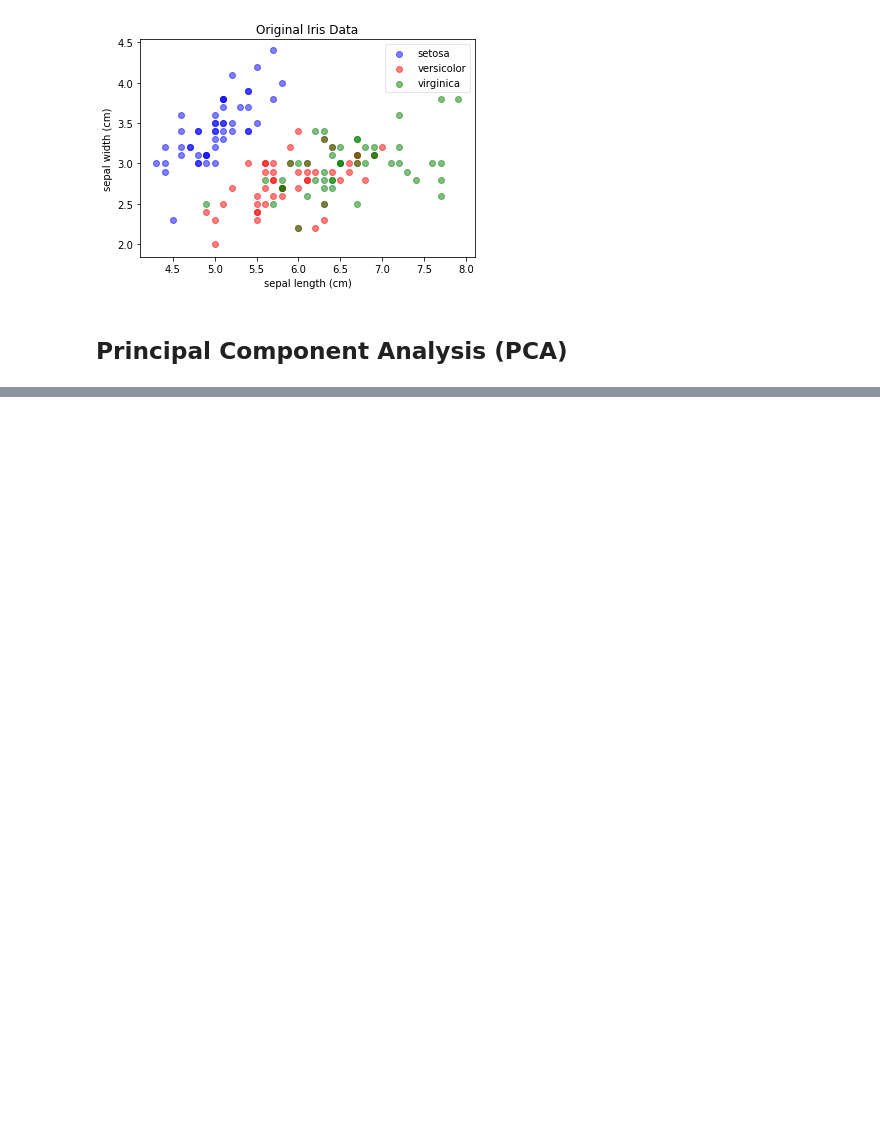
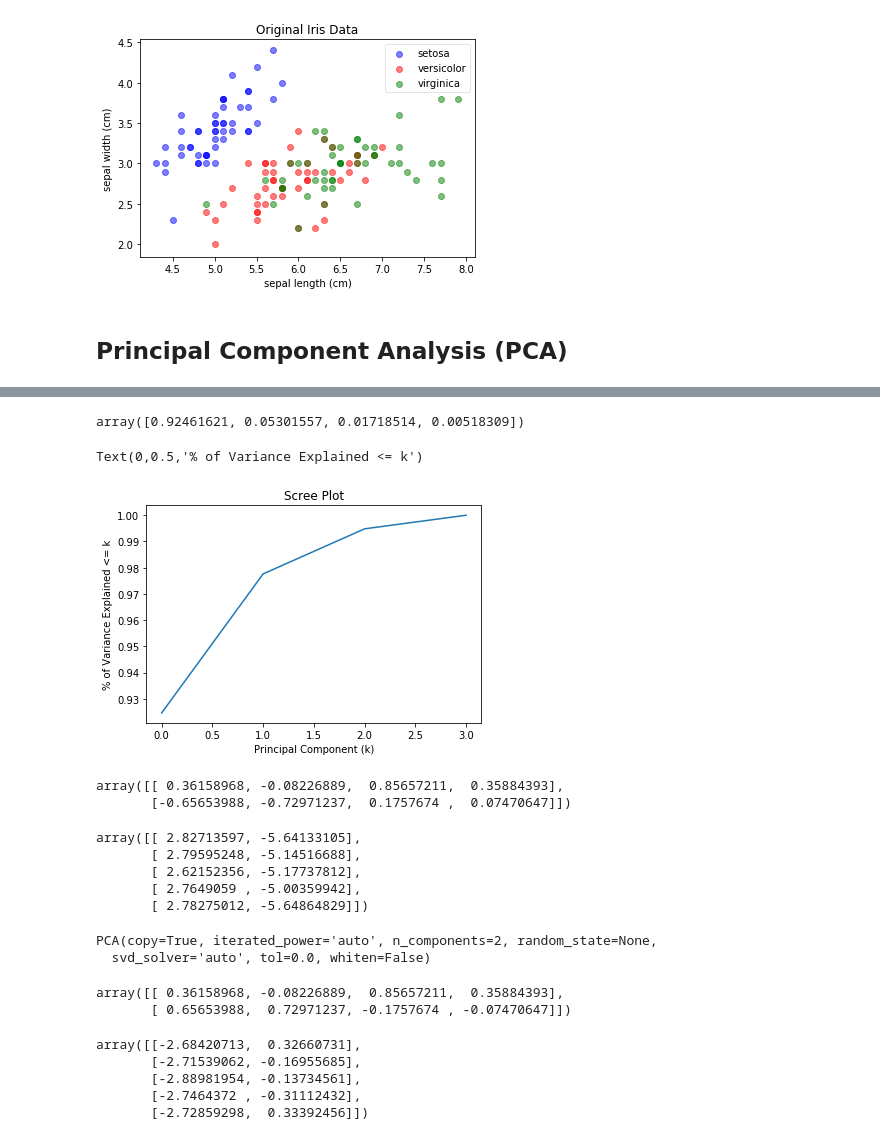
Before and after one commit to yungshun317/feature-transformation, a Jupyter notebook: the_iris_dataset.ipynb, the cells around one changed output, grey strips where cells are left out. Saved outputs shown, nothing was run; the diff lists cells and outputs as text; code cells hidden in the pictures; blank space fills up the shorter version.

Commit message:
Implement a PCA with the iris dataset

```diff
--- a/the_iris_dataset.ipynb
+++ b/the_iris_dataset.ipynb
@@ -59,0 +70,8 @@ PCA takes datasets that have several correlated features and projects them onto
+# %%
+# Calculate the mean vector
+mean_vector = iris_X.mean(axis=0)
+print(mean_vector)
+
+# calculate the covariance matrix
+cov_mat = np.cov((iris_X).T)
+print(cov_mat.shape)
@@ -59,0 +88,10 @@ PCA takes datasets that have several correlated features and projects them onto
+# %%
+# Calculate the eigenvectors and eigenvalues of our covariance matrix of the iris dataset
+eig_val_cov, eig_vec_cov = np.linalg.eig(cov_mat)
+
+# Print the eigen vectors and corresponding eigenvalues in order of descending eigenvalues
+for i in range(len(eig_val_cov)):
+    eigvec_cov = eig_vec_cov[:,i]
+    print('Eigenvector {}: \n{}'.format(i+1, eigvec_cov))
+    print('Eigenvalue {} from covariance matrix: {}'.format(i+1, eig_val_cov[i]))
+    print(30 * '-')
@@ -59,0 +115,37 @@ PCA takes datasets that have several correlated features and projects them onto
+# %%
+# The percentages of the variance captured by each eigenvalue
+# is equal to the eigenvalue of that components divided by
+# the sum of all eigen values
+explained_variance_ratio = eig_val_cov/eig_val_cov.sum()
+explained_variance_ratio
+# %% [output]
+array([0.92461621, 0.05301557, 0.01718514, 0.00518309])
+# %%
+# Scree Plot
+plt.plot(np.cumsum(explained_variance_ratio))
+plt.title('Scree Plot')
+plt.xlabel('Principal Component (k)')
+plt.ylabel('% of Variance Explained <= k')
+# %% [output]
+Text(0,0.5,'% of Variance Explained <= k')
+[figure, added]
+# %%
+# Store the top two eigenvectors in a variable
+top_2_eigenvectors = eig_vec_cov[:,:2].T
+
+# Show the transpose so that each row is a principal component, we have two rows == two components
+top_2_eigenvectors
+# %% [output]
+array([[ 0.36158968, -0.08226889,  0.85657211,  0.35884393],
+       [-0.65653988, -0.72971237,  0.1757674 ,  0.07470647]])
+# %%
+# To transform our data from having shape (150, 4) to (150, 2)
+# we will multiply the matrices of our data and our eigen vectors together
+# notice how I am centering the data first. I am doing this to replicate how scikit-learn PCA's algorithm functions
+np.dot(iris_X, top_2_eigenvectors.T)[:5,]
+# %% [output]
+array([[ 2.82713597, -5.64133105],
+       [ 2.79595248, -5.14516688],
+       [ 2.62152356, -5.17737812],
+       [ 2.7649059 , -5.00359942],
+       [ 2.78275012, -5.64864829]])
@@ -59,0 +157,23 @@ PCA takes datasets that have several correlated features and projects them onto
+# %%
+# Fit the PCA to our data
+pca.fit(iris_X)
+# %% [output]
+PCA(copy=True, iterated_power='auto', n_components=2, random_state=None,
+  svd_solver='auto', tol=0.0, whiten=False)
+# %%
+pca.components_
+# Note that the second column is the negative of the manual process
+# this is because eignevectors can be positive or negative
+# It should have little to no effect on our machine learning pipelines
+# %% [output]
+array([[ 0.36158968, -0.08226889,  0.85657211,  0.35884393],
+       [ 0.65653988,  0.72971237, -0.1757674 , -0.07470647]])
+# %%
+# sklearn's PCA centers the data first while transforming, so these numbers won't match our manual process.
+pca.transform(iris_X)[:5,]
+# %% [output]
+array([[-2.68420713,  0.32660731],
+       [-2.71539062, -0.16955685],
+       [-2.88981954, -0.13734561],
+       [-2.7464372 , -0.31112432],
+       [-2.72859298,  0.33392456]])
```
Also changed, not shown: parts of 17 cells of this notebook.
